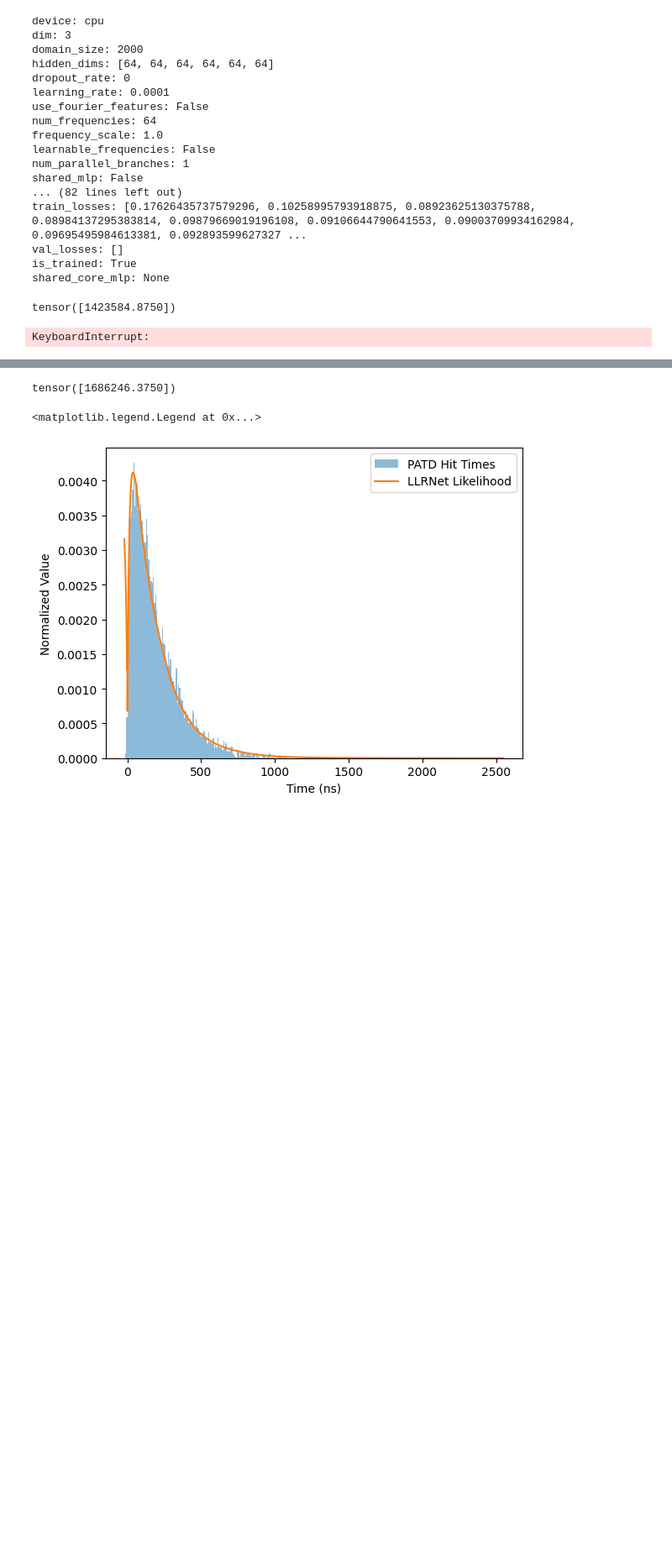
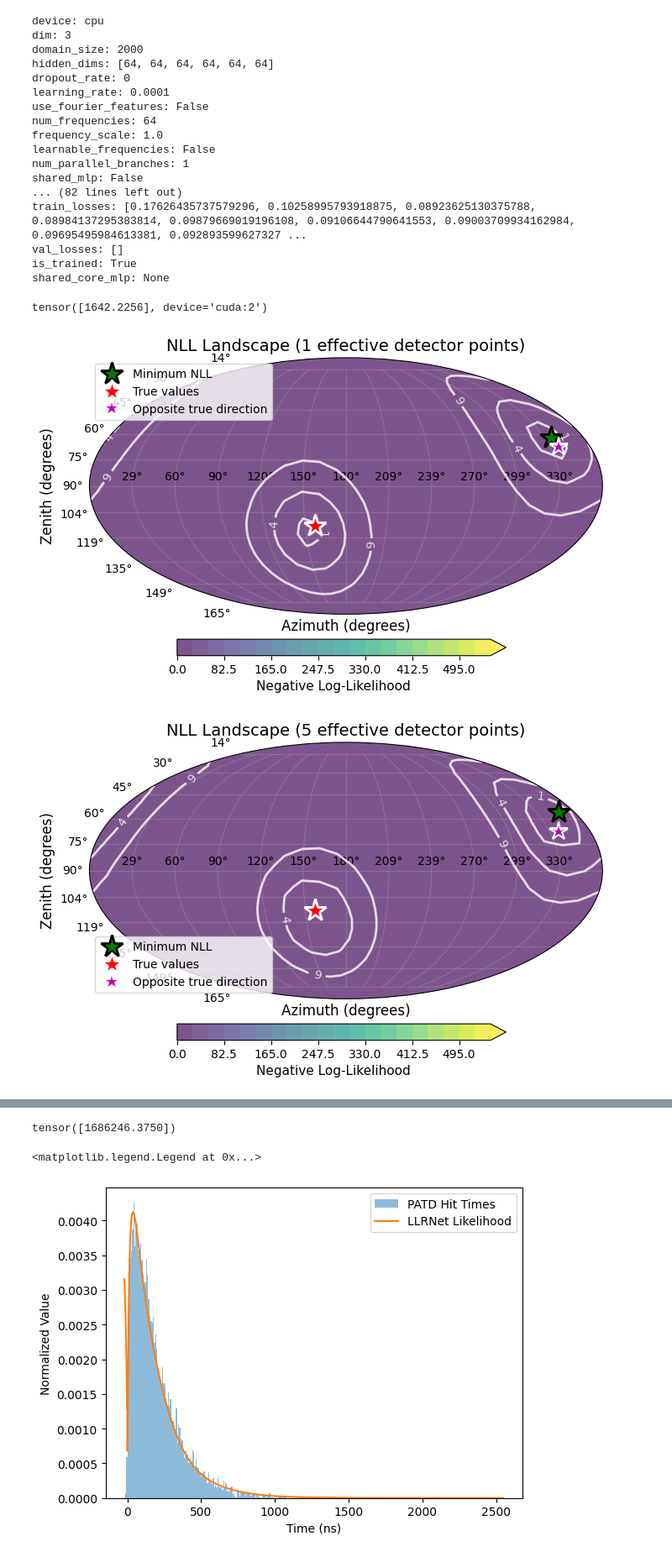
Before and after one commit to kristiantcho/nugget, a Jupyter notebook: nugget/examples/llr_testing.ipynb, the cells around one changed output, grey strips where cells are left out. Shown at 84% size. Saved outputs shown, nothing was run; the diff lists cells and outputs as text; code cells hidden in the pictures; blank space fills up the shorter version.

```diff
--- a/nugget/examples/llr_testing.ipynb
+++ b/nugget/examples/llr_testing.ipynb
@@ -23,11 +23,11 @@ os.environ['OMP_NUM_THREADS'] = '1'
 os.environ['MKL_NUM_THREADS'] = '1'
 os.environ['OPENBLAS_NUM_THREADS'] = '1'
 # %%
-device = None
+device = 'cuda:2'
 importlib.reload(nugget.surrogates.LightSabre)
 patd_surrogate = nugget.surrogates.LightSabre.LightSabrePATD(
         device=device,
-        use_poisson=True,
+        use_poisson=False,
         num_track_points=1000,
         domain_size=2000,
         use_max_energy_dist=True,
@@ -37,7 +37,7 @@ patd_surrogate = nugget.surrogates.LightSabre.LightSabrePATD(
 light_yield_surrogate_patd = patd_surrogate.light_yield_surrogate
 lightsabre = nugget.surrogates.LightSabre.LightSabre(
                 device=device,
-                use_poisson=True,
+                use_poisson=False,
                 num_track_points=2000,
                 domain_size=2000,
                 particle_mode='track',
@@ -53,8 +53,8 @@ signal_sampler = nugget.samplers.cyl_sampler.CylinderSampler(
         E_max=1e8,
         energy_dist='log_uniform',
         find_exact_intersection=False,
-        random_position_along_ray=True,
-        box_intersection=False,
+        random_position_along_ray=False,
+        box_intersection=True,
         uniform_zenith_sampling=True,
         )
 # %%
@@ -96,10 +96,11 @@ llr_net = nugget.surrogates.LLRnet.LLRnet(
     add_vertex_distance=True,
 )
 
-# llr_net.load_model('best_hit_llr_model_v8.pt')
-llr_net.load_model('best_charge_llr_model_v5.pt')
+llr_net.load_model('llrnet_models/best_hit_llr_model_v8.pt')
+# llr_net.load_model('llrnet_models/best_charge_llr_model_v5.pt')
+# llr_net.load_model('llrnet_models/best_mc_ly_muon_llr_model_v1.pt')
 # history = pickle.load(open('hit_llr_v7_training_history.pkl', 'rb'))
 # history = pickle.load(open('charge_llr_v5_training_history.pkl', 'rb'))
-marginalised_ly = torch.load('charge_llr_v6_training_ly.pt')
+# marginalised_ly = torch.load('llrnet_models/charge_llr_v6_training_ly.pt')
 # %% [output]
 Building parallel network architecture:
@@ -135,33 +136,39 @@ shared_core_mlp: None
 true_event = signal_sampler.sample_events(1)[0]
 true_event['energy']
 # %% [output]
-tensor([1423584.8750])
+tensor([1642.2256], device='cuda:2')
 # %%
-result = nugget.utils.vis_tools.plot_nll_landscape(
-    llrnet=llr_net,
-    signal_sampler=signal_sampler,
-    signal_surrogate_func=light_yield_surrogate_patd,
-    event_labels=['position','energy', 'direction'],
-    param_names =['zenith','azimuth'],
-    # param_names=['energy'],
-    # param_ranges={'energy': (1e2, 1e8)},
-    param_ranges={'energy': (1e2, 1e8), 'zenith': (0, np.pi), 'azimuth': (0, 2*np.pi)},
-    # param_names=['x', 'y'],
-    # param_ranges={'x': (-3, 3), 'y': (-3, 3)},
-    figsize=(7,5),
-    n_points=30,
-    detector_point=None,
-    true_event=true_event,
-    use_mollweide=True,
-    skip_zero_response=True,
-    use_patd = True,
-    use_rich_features = True,
-    num_detector_points=1000,
-    min_detector_points=50,
-    min_detector_response=5.0,
-    max_detector_resample_attempts=100000,
-    plot_opposite_direction_true_params=True,
-    progress_print_every_n_points=5
-)
+importlib.reload(nugget.utils.vis_tools)
+for det_points in range(0,51, 5):
+    result = nugget.utils.vis_tools.plot_nll_landscape(
+        llrnet=llr_net,
+        signal_sampler=signal_sampler,
+        signal_surrogate_func=light_yield_surrogate_patd,
+        event_labels=['position','energy', 'direction'],
+        param_names =['zenith','azimuth'],
+        # param_names=['energy'],
+        # param_ranges={'energy': (1e2, 1e8)},
+        param_ranges={'energy': (1e2, 1e8), 'zenith': (0, np.pi), 'azimuth': (0, 2*np.pi)},
+        # param_names=['x', 'y'],
+        # param_ranges={'x': (-3, 3), 'y': (-3, 3)},
+        figsize=(7,5),
+        n_points=30,
+        detector_point=None,
+        true_event=true_event,
+        use_mollweide=True,
+        skip_zero_response=True,
+        use_patd = True,
+        use_rich_features = True,
+        num_detector_points=1000,
+        min_detector_points=det_points,
+        min_detector_response=1.0,
+        max_detector_resample_attempts=100000,
+        plot_opposite_direction_true_params=True,
+        progress_print_every_n_points=None   ,
+        nll_cbar_max=550
+    )
+    fig = result['fig']
+    fig.savefig(f"llr_landscape_detpoints_{det_points}.png", dpi=300, bbox_inches='tight')
 # %% [output]
-KeyboardInterrupt:
+[figure, added]
+[figure, added]
```
Also changed, not shown: parts of 8 cells of this notebook, 4 other files.
